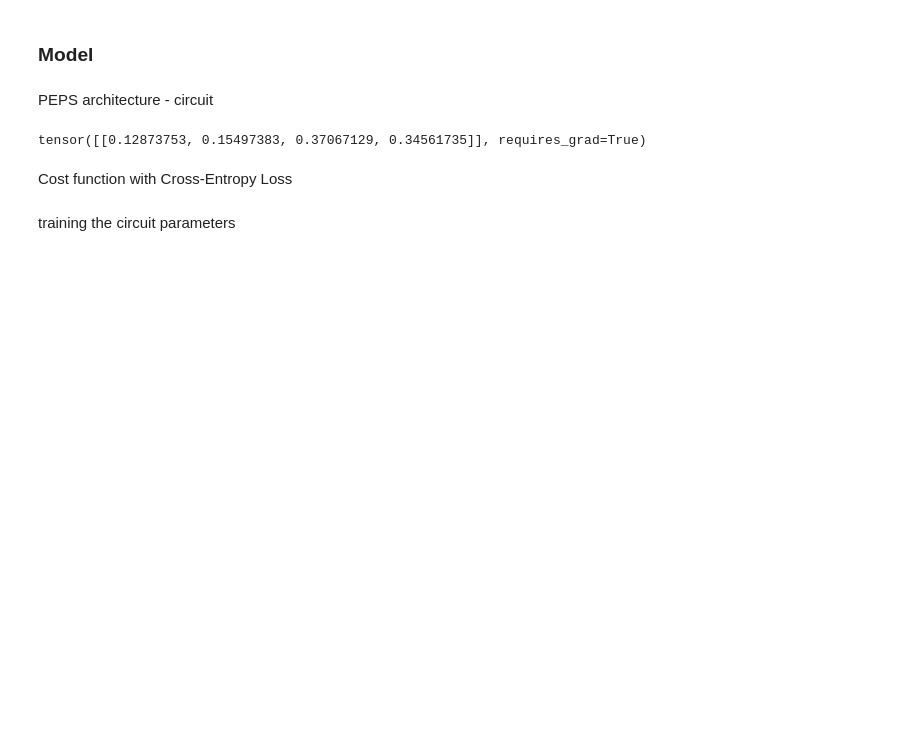
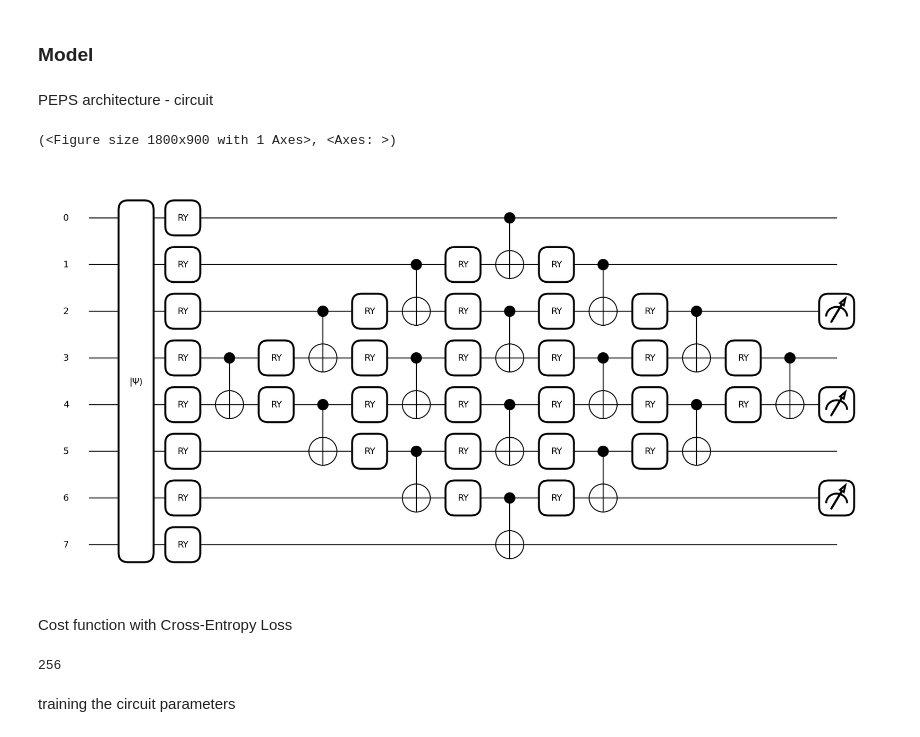
Before and after one commit to Martyna94/The_Detection_Duo, a Jupyter notebook: Task_5/PEPS_2class.ipynb, the cells around one changed output. Saved outputs shown, nothing was run; the diff lists cells and outputs as text; code cells hidden in the pictures; blank space fills up the shorter version.

```diff
--- a/Task_5/PEPS_2class.ipynb
+++ b/Task_5/PEPS_2class.ipynb
@@ -102,10 +100,10 @@ This means converting the 2D array of image pixels (16x16 pixels) into a 1D arra
 # %%
 # This means converting the 2D array of image pixels (16x16 pixels) into a 1D array.
 # Reshape each image in X_train to 1D array
-X_train = [x.reshape(-1) for x in X_train]
+X_train = np.array([x.reshape(-1) for x in X_train])
 
 # Reshape each image in X_test to 1D array
-X_test = [x.reshape(-1) for x in X_test]
+X_test = np.array([x.reshape(-1) for x in X_test])
 # %% [markdown]
 Training set:
 # %%
@@ -172,37 +170,43 @@ def circuit_peps(image, template_weights):
         qml.CNOT(wires=[j, j+1])
 
     for j in range(1, 6, 2):
         qml.RY(template_weights[i], wires=j)
         i = i+1
         qml.RY(template_weights[i], wires=j+1)
         i = i+1
         qml.CNOT(wires=[j, j+1])
 
     qml.RY(template_weights[i], wires=2)
     i = i+1
     qml.RY(template_weights[i], wires=3)
     i = i+1
     qml.CNOT(wires=[2, 3])
 
     qml.RY(template_weights[i], wires=4)
     i = i+1
     qml.RY(template_weights[i], wires=5)
     i = i+1
     qml.CNOT(wires=[4, 5])
 
     qml.RY(template_weights[i], wires=3)
     i = i+1
     qml.RY(template_weights[i], wires=4)
     i = i+1
     qml.CNOT(wires=[3, 4])
 
-
-    return qml.probs(wires = [3, 4])
+    # qml.probs(wires =[1,3,5]) [3,5,7]
+    return qml.probs(wires = [2,4,6])
+    # return qml.probs(wires =[1,3,5])
 
 weights = np.random.random(size=[32, 1])
-#qml.draw_mpl(circuit_peps, expansion_strategy="device")(X_train[0], weights)
-circuit_peps(X_train[0], weights)
+qml.draw_mpl(circuit_peps, expansion_strategy="device")(X_train[0], weights)
+#circuit_peps(X_train[0], weights)
 # %% [output]
-tensor([[0.12873753, 0.15497383, 0.37067129, 0.34561735]], requires_grad=True)
+(<Figure size 1800x900 with 1 Axes>, <Axes: >)
+[figure, added]
 # %% [markdown]
 Cost function with Cross-Entropy Loss
+# %%
+len(X_train[0])
+# %% [output]
+256
```
Also changed, not shown: parts of 18 cells of this notebook, 2 other files.
